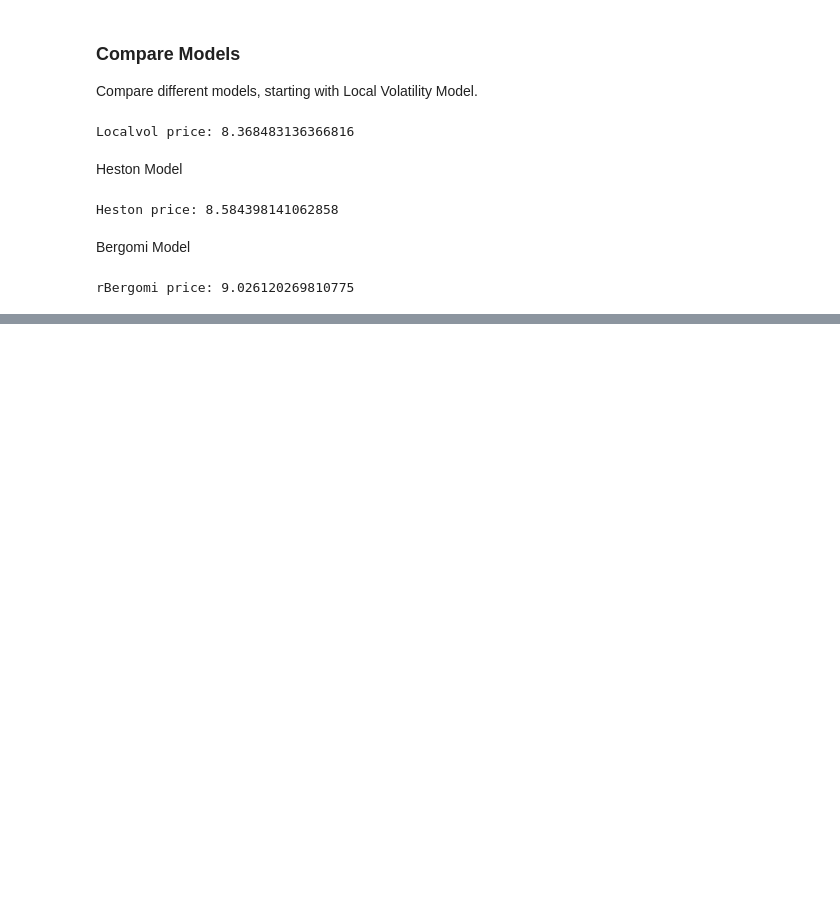
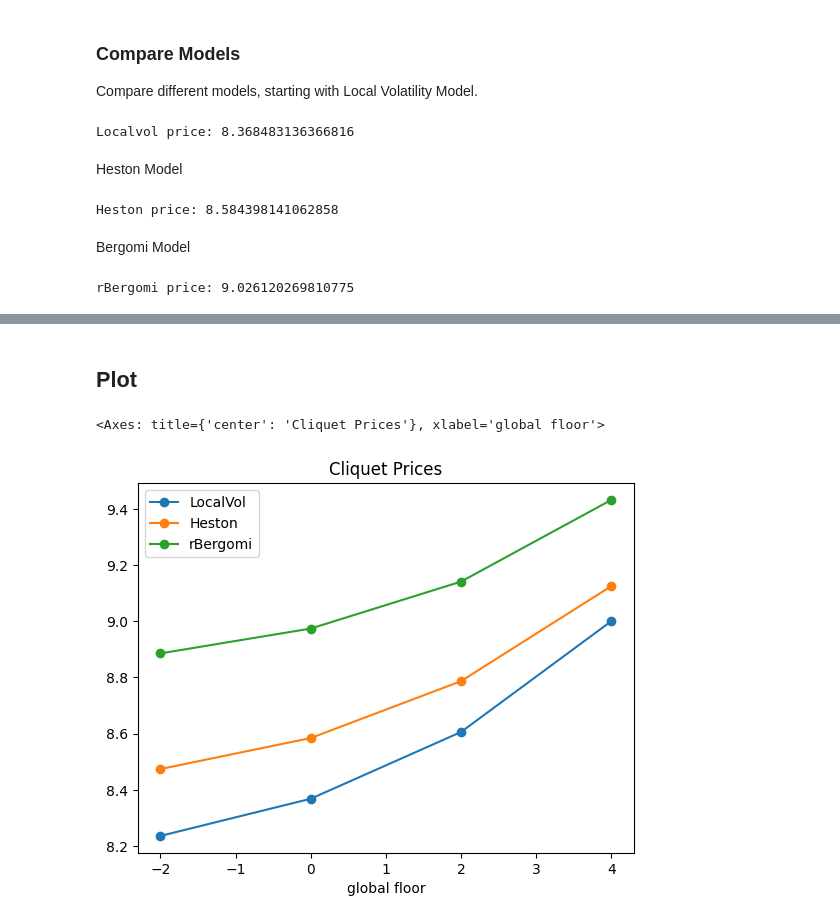
Before and after one commit to qatwalk/eq, a Jupyter notebook: 02_Cliquet.ipynb, the cells around one changed output, grey strips where cells are left out. Drawn from its saved outputs; the diff is of its cells as text; code cells hidden in the pictures; blank space fills up the shorter version.

Commit message:
add cliquet plot to readme

```diff
--- a/02_Cliquet.ipynb
+++ b/02_Cliquet.ipynb
@@ -78,0 +98,10 @@ rBergomi price: 9.026120269810775
+# %%
+model = LVMCModel()
+
+prices = []
+for timetable in timetables:
+    price, _ = model.price(timetable, localvol_data())
+    prices.append(price)
+
+df["LocalVol"] = prices
+df
@@ -78,0 +114,9 @@ rBergomi price: 9.026120269810775
+# %%
+model = HestonMCModel()
+
+prices = []
+for timetable in timetables:
+    price, _ = model.price(timetable, heston_data())
+    prices.append(price)
+df["Heston"] = prices
+df
@@ -78,0 +129,12 @@ rBergomi price: 9.026120269810775
+# %%
+model = rBergomiMCModel()
+dataset = rbergomi_data()
+dataset["MC"]["PATHS"] = 50_000  # very slow with 100_000, 1/250
+dataset["MC"]["TIMESTEP"] = 1000
+
+prices = []
+for timetable in timetables:
+    price, _ = model.price(timetable, dataset)
+    prices.append(price)
+df["rBergomi"] = prices
+df
@@ -78,0 +147,13 @@ rBergomi price: 9.026120269810775
+# %% [markdown]
+## Plot
+# %%
+df.columns
+df.plot(
+    x="global floor",
+    y=["LocalVol", "Heston", "rBergomi"],
+    marker="o",
+    title="Cliquet Prices",
+)
+# %% [output]
+<Axes: title={'center': 'Cliquet Prices'}, xlabel='global floor'>
+[figure, added]
```
Also changed, not shown: parts of 5 cells of this notebook, 2 other files.
